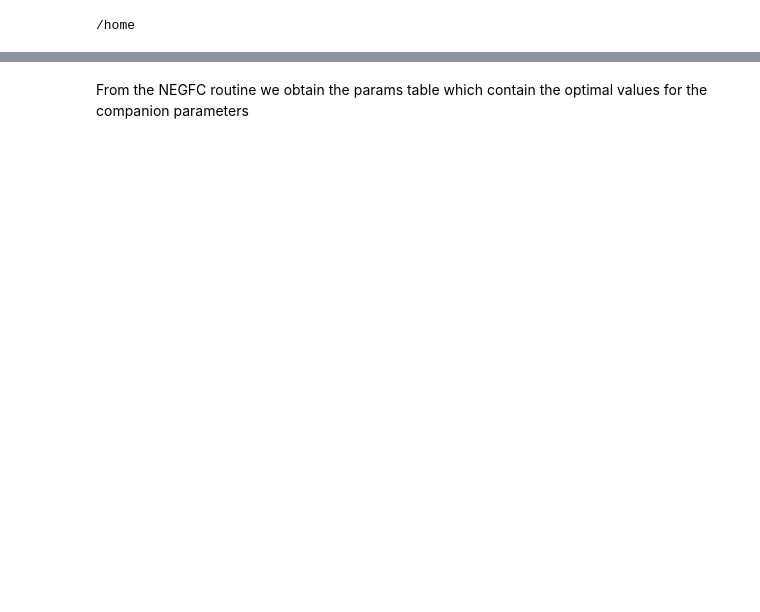
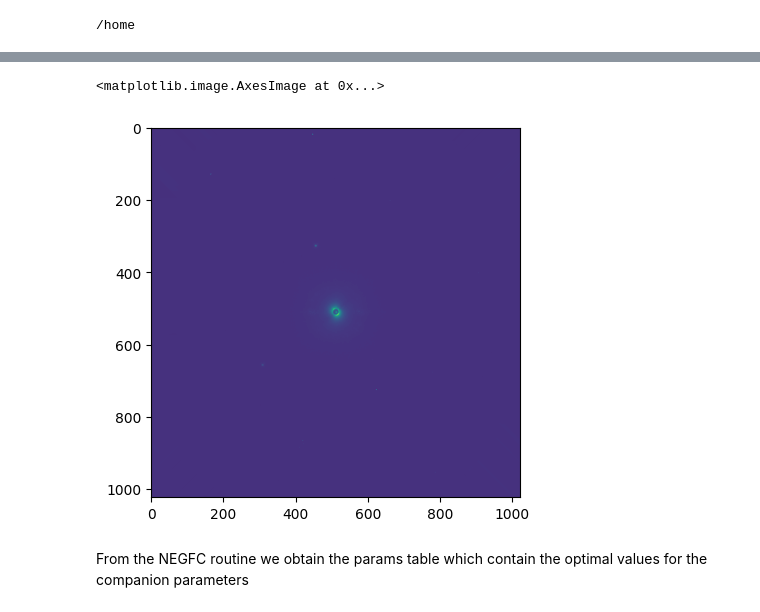
Before and after one commit to yemsnucleus/NEGFC, a Jupyter notebook: presentation/notebooks/contrast_curve.ipynb, the cells around one changed output, grey strips where cells are left out. Cells and saved outputs as stored; diff of their text form; code cells hidden in the pictures; blank space fills up the shorter version.

```diff
--- a/presentation/notebooks/contrast_curve.ipynb
+++ b/presentation/notebooks/contrast_curve.ipynb
@@ -30,6 +31,11 @@ For more information see: https://github.com/tensorflow/addons/issues/2807
 # %%
 cube, psfs, angles = load_folder(data_folder='./data/real/f_dhtau/')
 psfs = psfs[0] # get the first wavelength
+# %%
+plt.imshow(cube[0])
+# %% [output]
+<matplotlib.image.AxesImage at 0x...>
+[figure, added]
 # %% [markdown]
 From the NEGFC routine we obtain the params table which contain the optimal values for the companion parameters
 # %%
```
Also changed, not shown: parts of 11 cells of this notebook, 3 other files.
